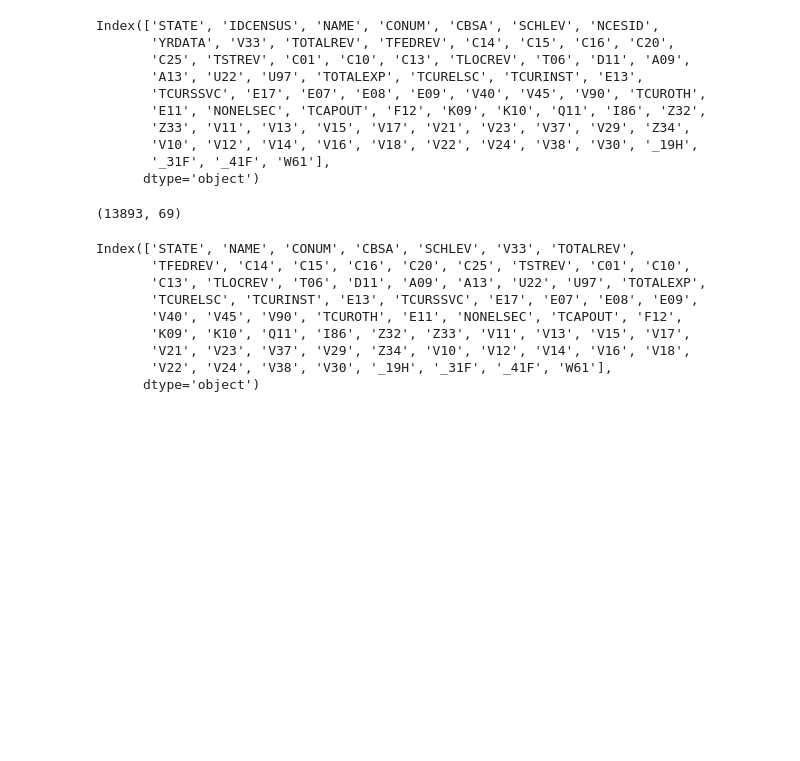
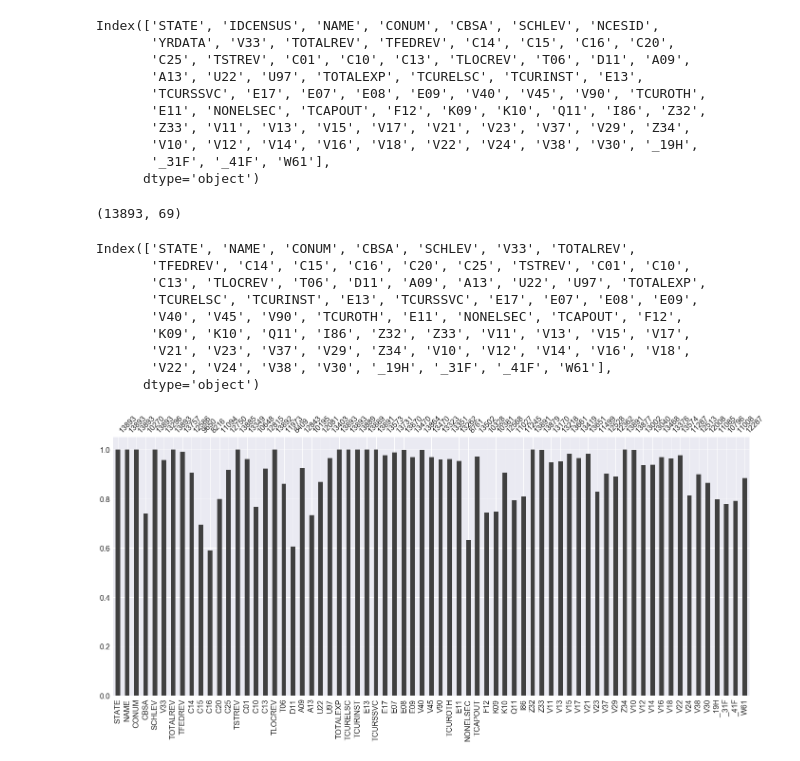
Before and after one commit to ValarDragon/DSD_Project1, a Jupyter notebook: Project_Dev.ipynb, the cells around one changed output. Saved outputs shown, nothing was run; the diff lists cells and outputs as text; code cells hidden in the pictures; blank space fills up the shorter version.

```diff
--- a/Project_Dev.ipynb
+++ b/Project_Dev.ipynb
@@ -107,3 +103,7 @@ Index(['STATE', 'NAME', 'CONUM', 'CBSA', 'SCHLEV', 'V33', 'TOTALREV',
        'V21', 'V23', 'V37', 'V29', 'Z34', 'V10', 'V12', 'V14', 'V16', 'V18',
        'V22', 'V24', 'V38', 'V30', '_19H', '_31F', '_41F', 'W61'],
       dtype='object')
+# %%
+msno.bar(df)
+# %% [output]
+[figure, added]
```
Also changed, not shown: parts of 3 cells of this notebook, 3 other files.
